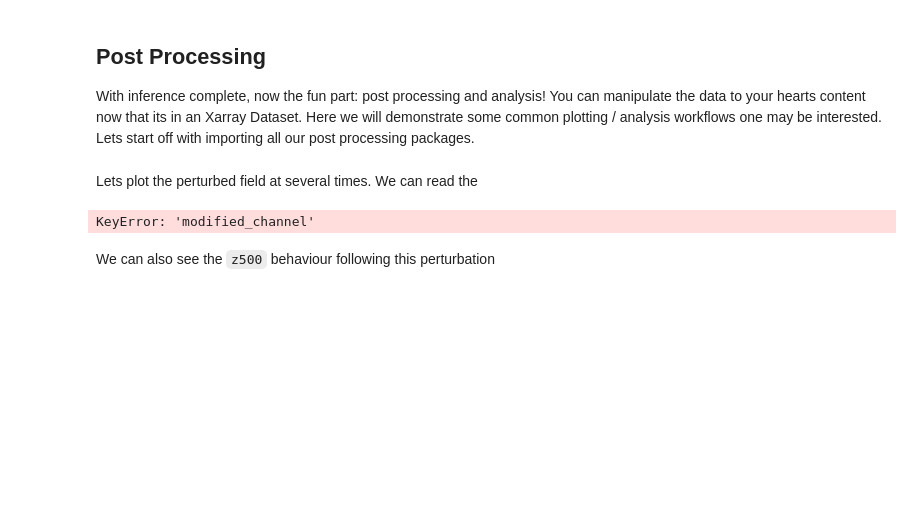
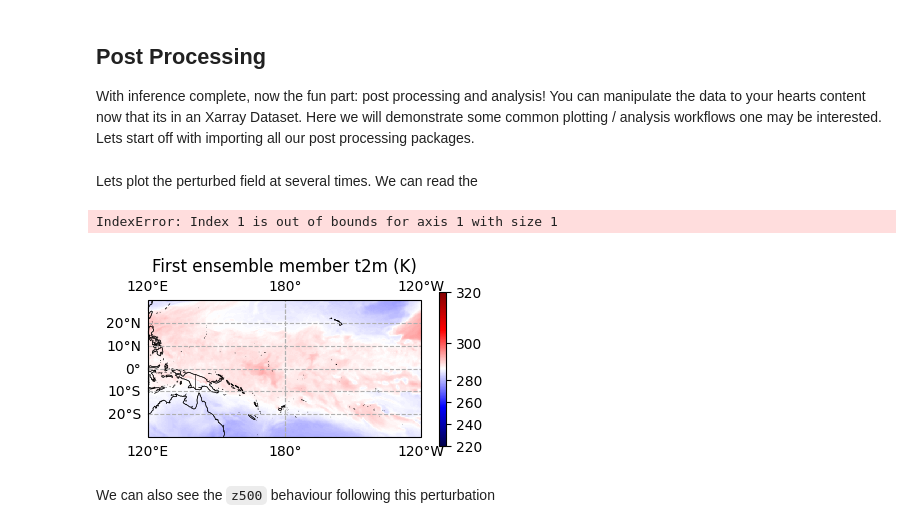
Before and after one commit to NVIDIA/earth2mip, a Jupyter notebook: examples/notebooks/03_gaussian_perturbation_experiment.ipynb, the cells around one changed output. Saved outputs shown, nothing was run; the diff lists cells and outputs as text; code cells hidden in the pictures; blank space fills up the shorter version.

Commit message:
correct dimensions and simplify gaussian perturbation

```diff
--- a/examples/notebooks/03_gaussian_perturbation_experiment.ipynb
+++ b/examples/notebooks/03_gaussian_perturbation_experiment.ipynb
@@ -118,7 +118,6 @@ config =  {
                             "t850",
                             "msl",
                             "z500",
-                            "tcwv"
                         ]
                     }
                 ]
@@ -132,7 +131,7 @@ config =  {
     "use_cuda_graphs": False,
     "ensemble_batch_size": 1,
     "autocast_fp16": False,
-    "apply_gaussian_perturbation": True,
+    "apply_nudging": True,
     "latitute_location": 0.0,
     "latitute_sigma": 3.0,
     "longitude_location": 0.0,
@@ -235,16 +235,14 @@ Lets plot the perturbed field at several times. We can read the
 # %%
 latitute_location = config["latitute_location"]
 longitude_location = config["longitude_location"] - 180
-modified_channel = config["modified_channel"]
+modified_channels = config["modified_channels"]
-# %% [output]
-KeyError: 'modified_channel'
 # %%
 fig = plt.figure(figsize=(15, 10))
 plt.rcParams['figure.dpi'] = 100
 # proj = ccrs.NearsidePerspective(central_longitude=latitute_location, central_latitude=longitude_location)
 proj = ccrs.PlateCarree(central_longitude=180)
 
-data = ds[modified_channel][0,0,:,:]
+data = ds.t850[0,0,:,:]
 norm = TwoSlopeNorm(vmin=220, vcenter=290, vmax=320)
 ax = fig.add_subplot(131, projection=proj)
 ax.set_extent([120,360-120, -30, 30], crs=ccrs.PlateCarree())
@@ -252,35 +250,38 @@ ax.set_title('First ensemble member t2m (K)')
 img = ax.pcolormesh(ds.lon, ds.lat, data, transform=ccrs.PlateCarree(), norm=norm, cmap="seismic")
 ax.coastlines(linewidth=0.5)
 ax.add_feature(countries, edgecolor='black', linewidth=0.25)
 plt.colorbar(img, ax=ax, shrink=0.20, norm=mcolors.CenteredNorm(vcenter=0))
 gl = ax.gridlines(draw_labels=True, linestyle='--')
 
-data = ds[modified_channel][0,1,:,:]
+data = ds.t850[0,1,:,:]
 norm = TwoSlopeNorm(vmin=220, vcenter=290, vmax=320)
 ax = fig.add_subplot(132, projection=proj)
 plt.rcParams['figure.dpi'] = 100
 ax.set_title('Last ensemble member t2m (K)')
 ax.set_extent([120,360-120, -30, 30], crs=ccrs.PlateCarree())
 img = ax.pcolormesh(ds.lon, ds.lat, data, transform=ccrs.PlateCarree(), norm=norm, cmap="seismic")
 ax.coastlines(linewidth=0.5)
 ax.add_feature(countries, edgecolor='black', linewidth=0.25)
 plt.colorbar(img, ax=ax, shrink=0.20, norm=mcolors.CenteredNorm(vcenter=0))
 gl = ax.gridlines(draw_labels=True, linestyle='--')
 
-data = ds[modified_channel][0,2,:,:]
+data = ds.t850[0,2,:,:]
 # norm = TwoSlopeNorm(vmin=data.min().values, vcenter=5, vmax=data.max().values)
 ax = fig.add_subplot(133, projection=proj)
 ax.set_extent([120,360-120, -30, 30], crs=ccrs.PlateCarree())
 ax.set_title('ensemble std  t2m (K)')
 img = ax.pcolormesh(ds.lon, ds.lat, data, transform=ccrs.PlateCarree(), norm=norm, cmap="seismic")
 ax.coastlines(linewidth=0.5)
 ax.add_feature(countries, edgecolor='black', linewidth=0.25)
 plt.colorbar(img, ax=ax, shrink=0.20, norm=mcolors.CenteredNorm(vcenter=0))
 gl = ax.gridlines(draw_labels=True, linestyle='--')
 
 
 plt.show()
 IPython.display
+# %% [output]
+IndexError: Index 1 is out of bounds for axis 1 with size 1
+[figure, added]
 # %% [markdown]
 We can also see the `z500` behaviour following this perturbation
 # %%
```
Also changed, not shown: parts of 3 cells of this notebook, 1 other file.
